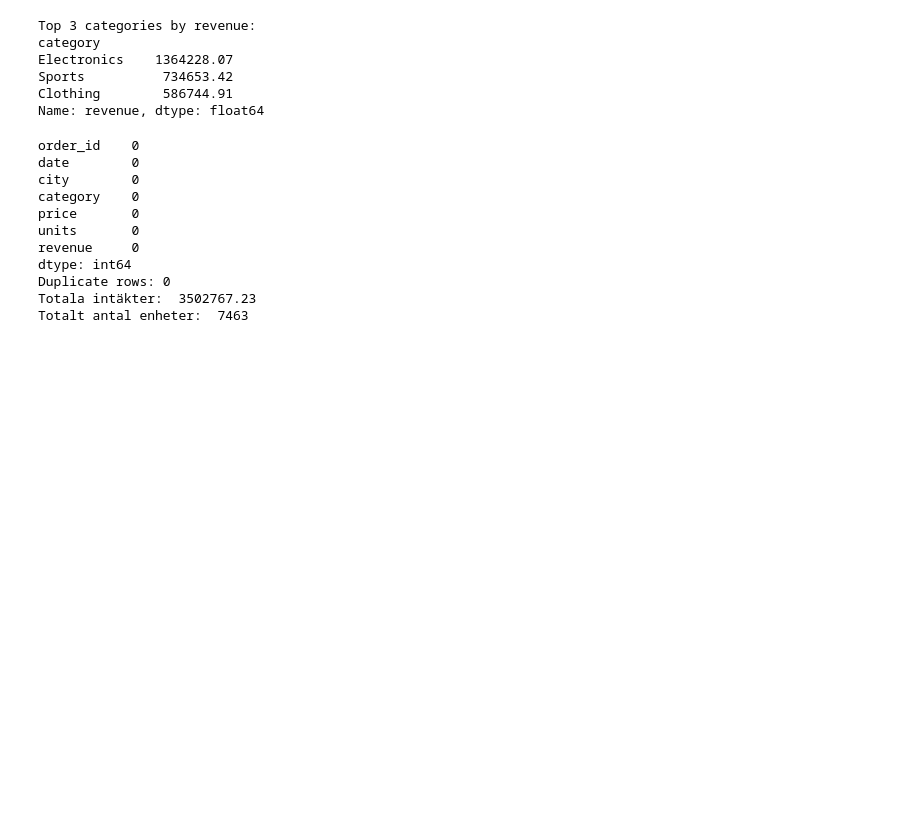
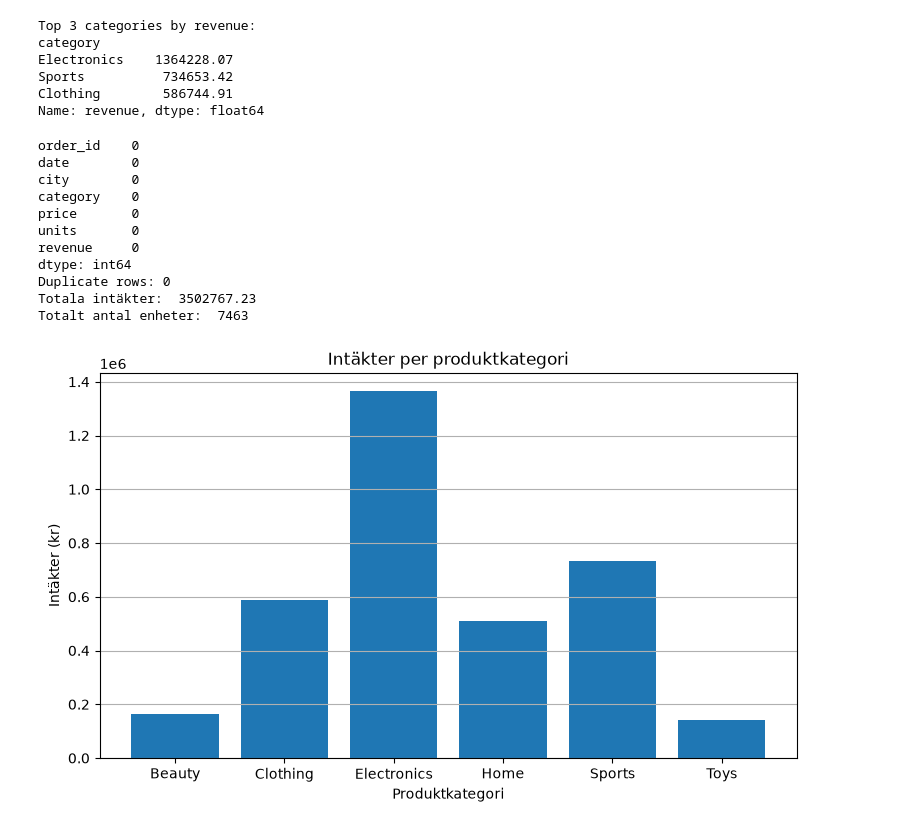
Before and after one commit to JacobFrid/E-handel-repo, a Jupyter notebook: notebooks/report.ipynb, the cells around one changed output. Saved outputs shown, nothing was run; the diff lists cells and outputs as text; code cells hidden in the pictures; blank space fills up the shorter version.

Commit message:
Add sales visualizations

```diff
--- a/notebooks/report.ipynb
+++ b/notebooks/report.ipynb
@@ -111,3 +129,22 @@ dtype: int64
 Duplicate rows: 0
 Totala intäkter:  3502767.23
 Totalt antal enheter:  7463
+# %%
+import sys
+import matplotlib.pyplot as plt
+sys.path.append("..")
+from src import viz as V
+
+revenue = df.groupby("category")["revenue"].sum()
+fig, ax = plt.subplots(figsize=(9, 5))
+V.bar(ax, revenue.index, revenue.values,
+    "Intäkter per produktkategori",
+    "Produktkategori",
+    "Intäkter (kr)"
+)
+plt.show()
+
+# Diagrammet visar de totala intäkterna för varje produktkategori.
+# Electronics har de högsta intäkterna jämfört med de andra kategorierna.
+# %% [output]
+[figure, added]
```
Also changed, not shown: parts of 7 cells of this notebook, 2 other files.
